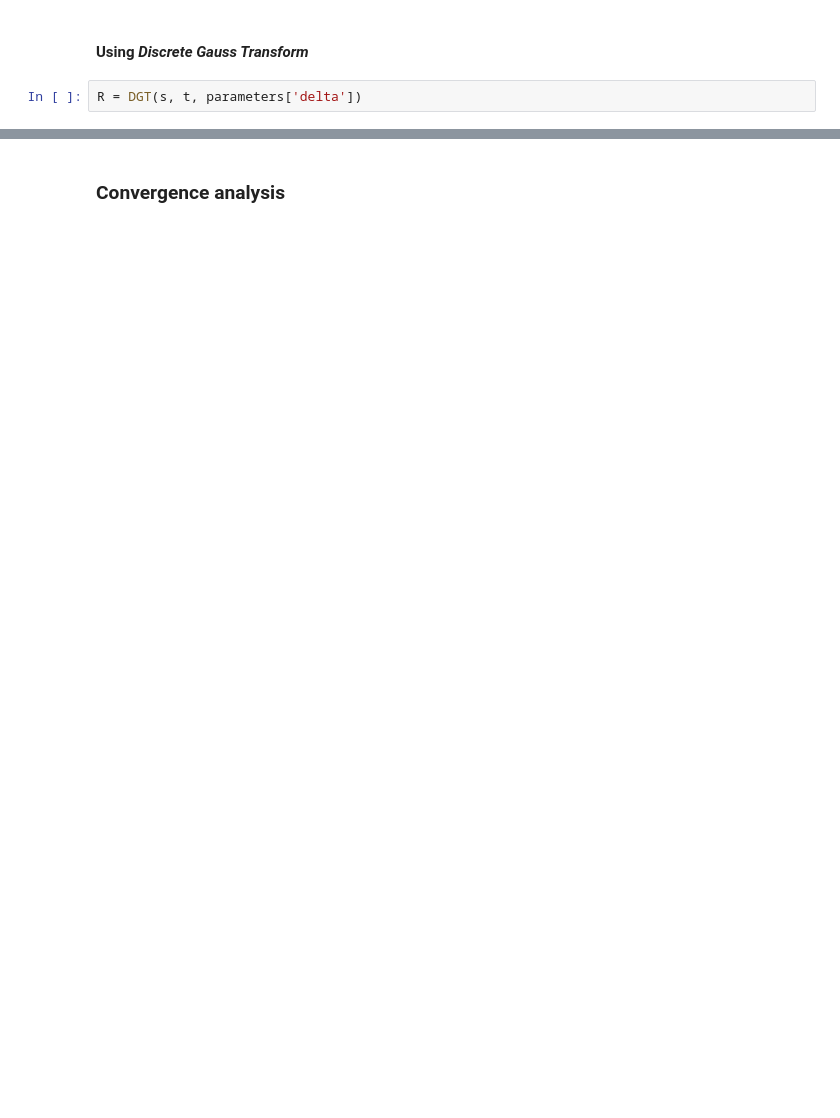
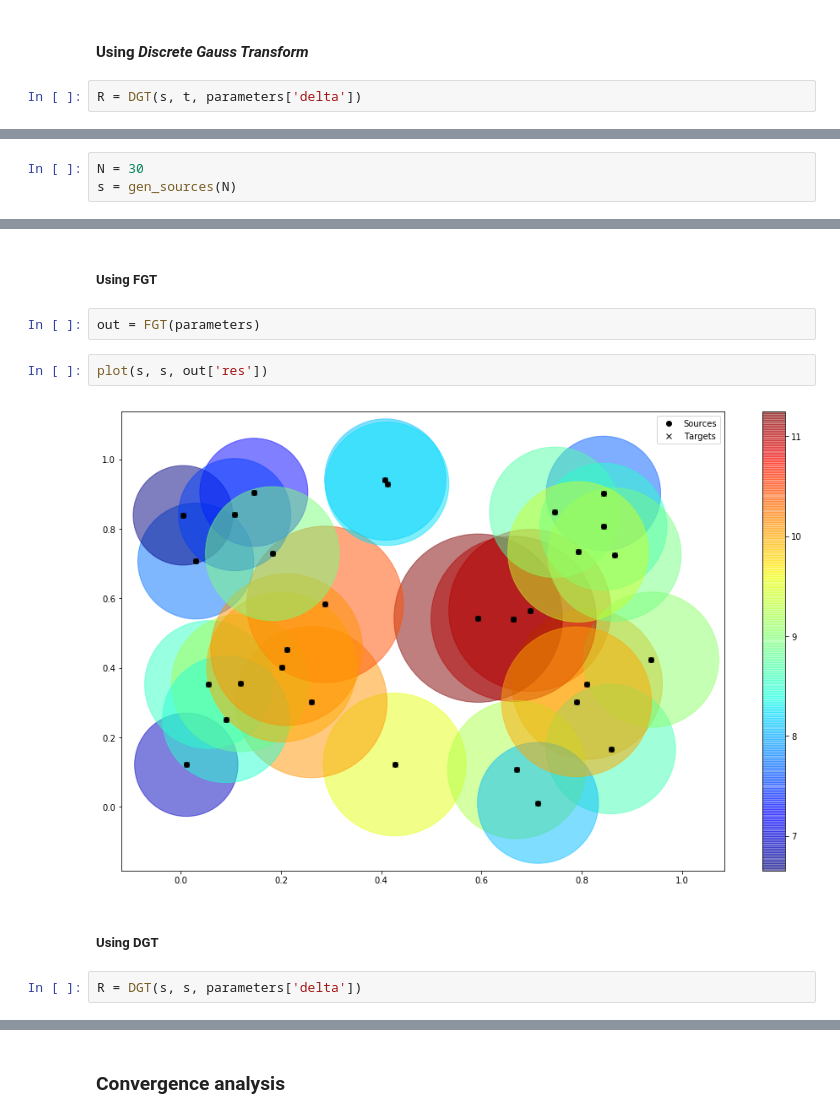
Before and after one commit to dsanmartin/IPM407-PJ, a Jupyter notebook: 3/proyecto3.ipynb, the cells around one changed output, grey strips where cells are left out. Cells and saved outputs as stored; diff of their text form; blank space fills up the shorter version.

```diff
--- a/3/proyecto3.ipynb
+++ b/3/proyecto3.ipynb
@@ -831,0 +907,3 @@ Error: 1.90844968917e-16
+# %%
+N = 30
+s = gen_sources(N)
@@ -831,0 +919,12 @@ Error: 1.90844968917e-16
+# %% [markdown]
+##### Using FGT
+# %%
+out = FGT(parameters)
+# %%
+plot(s, s, out['res'])
+# %% [output]
+[figure, added]
+# %% [markdown]
+##### Using DGT
+# %%
+R = DGT(s, s, parameters['delta'])
```
Also changed, not shown: parts of 30 cells of this notebook, 1 other file.
